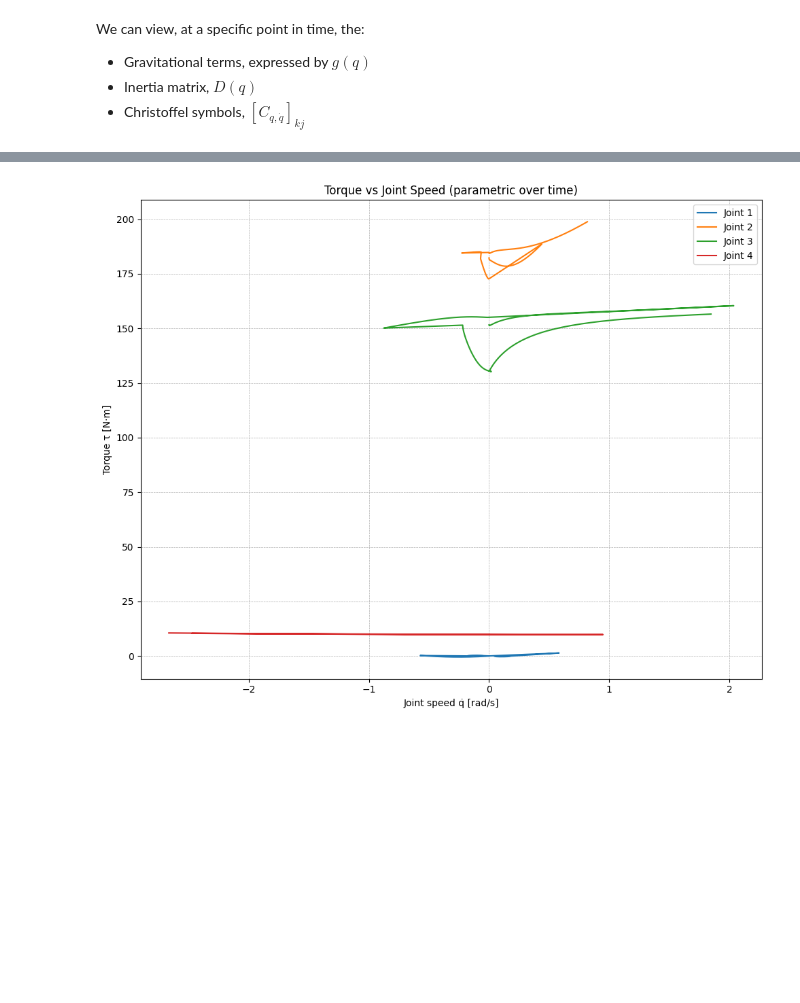
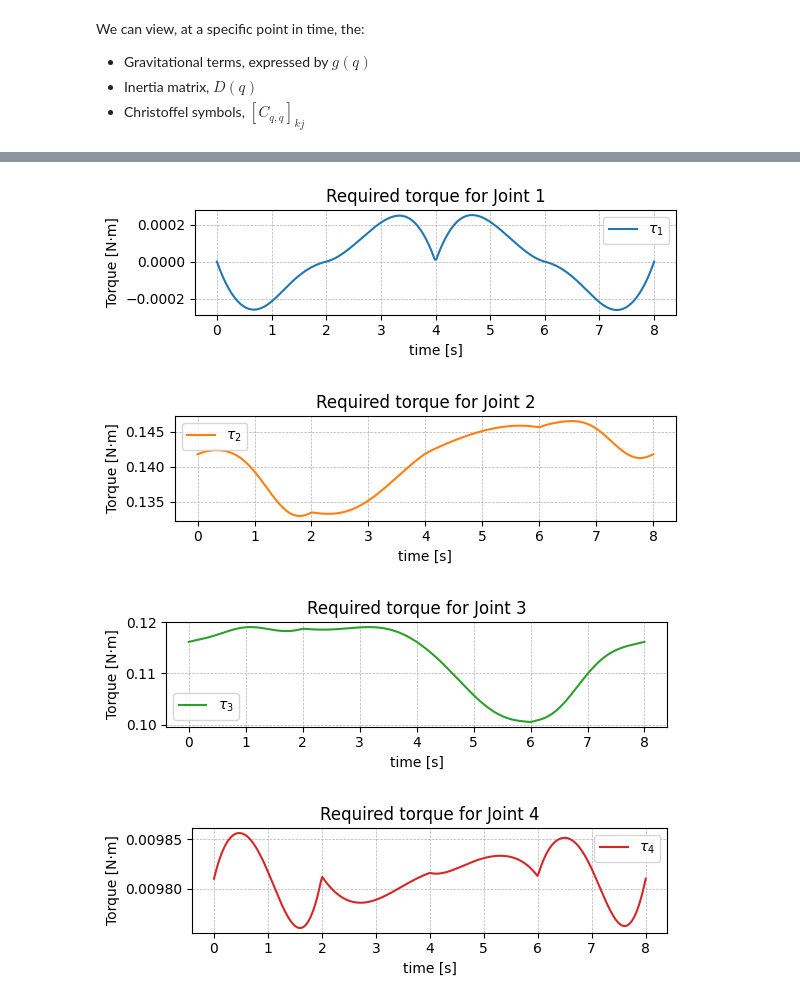
Before and after one commit to jzhou-k/34753_Robotics_Group19, a Jupyter notebook: ProblemSol.ipynb, the cells around one changed output, grey strips where cells are left out. Drawn from its saved outputs; the diff is of its cells as text; code cells hidden in the pictures; blank space fills up the shorter version.

```diff
--- a/ProblemSol.ipynb
+++ b/ProblemSol.ipynb
@@ -963,17 +967,19 @@ x-axis = joint speed (rad/s), y-axis = torque (N·m), traced over time.
-# %%
-# Convert torque to N·m, keep q̇ in rad/s
-tau_Nm = taus / 1000.0
-
-# 1) Line (parametric) plots: τ_j vs q̇_j over time
-plt.figure(figsize=(10,8))
-for j in range(4):
-    plt.plot(qdot_hist[:, j], tau_Nm[:, j], label=fr'Joint {j+1}')
-plt.xlabel('Joint speed q̇ [rad/s]')
-plt.ylabel('Torque τ [N·m]')
-plt.title('Torque vs Joint Speed (parametric over time)')
-plt.grid(True, linestyle='--', linewidth=0.5)
-plt.legend()
-plt.tight_layout()
-plt.show()
-# %% [output]
-[figure, removed]
+# %%
+# ---------------- Plot each torque separately ----------------
+labels = [r'$\tau_1$', r'$\tau_2$', r'$\tau_3$', r'$\tau_4$']
+
+for j in range(4):
+    plt.figure(figsize=(6,2))
+    plt.plot(ts, taus[:, j], label=labels[j], color=f'C{j}')
+    plt.xlabel('time [s]')
+    plt.ylabel('Torque [N·m]')
+    plt.title(f'Required torque for Joint {j+1}')
+    plt.grid(True, linestyle='--', linewidth=0.5)
+    plt.legend()
+    plt.tight_layout()
+    plt.show()
+# %% [output]
+[figure, added]
+[figure, added]
+[figure, added]
+[figure, added]
```
Also changed, not shown: parts of 9 cells of this notebook, 1 other file.
